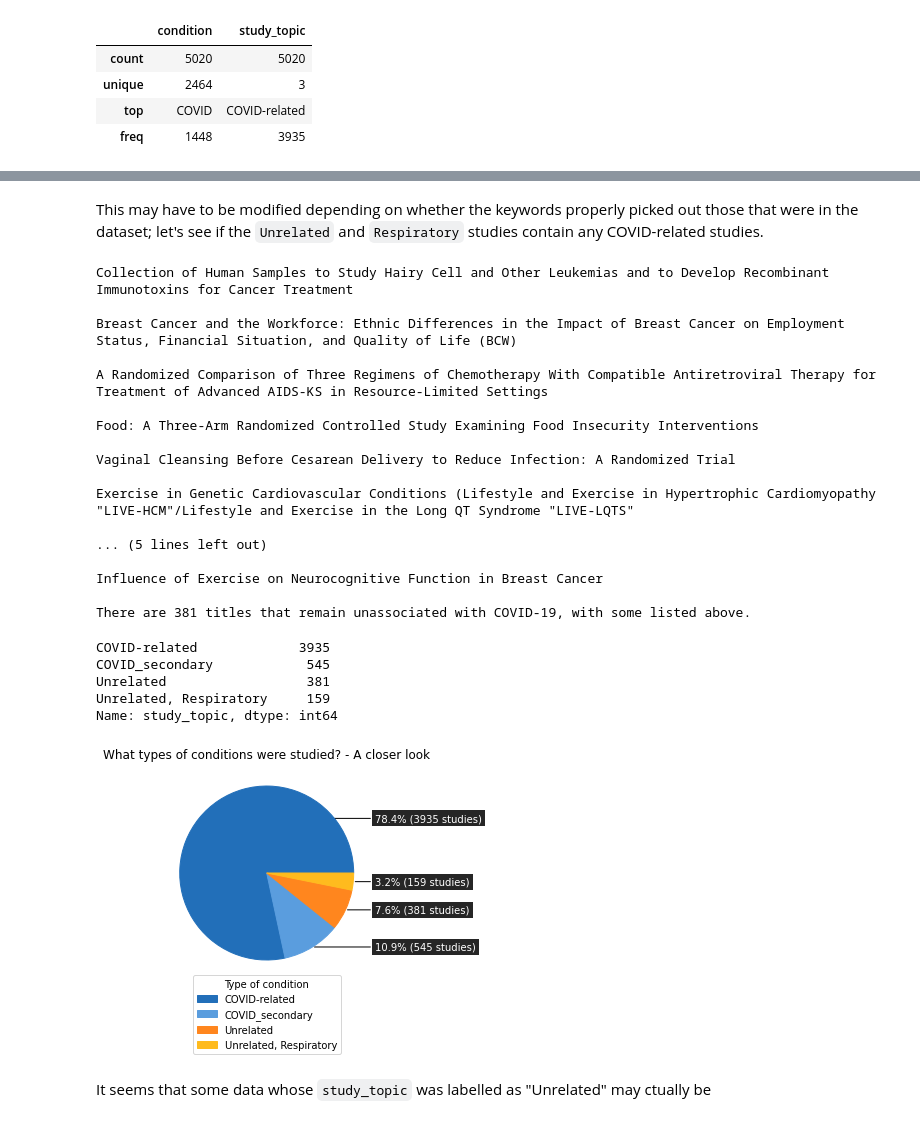
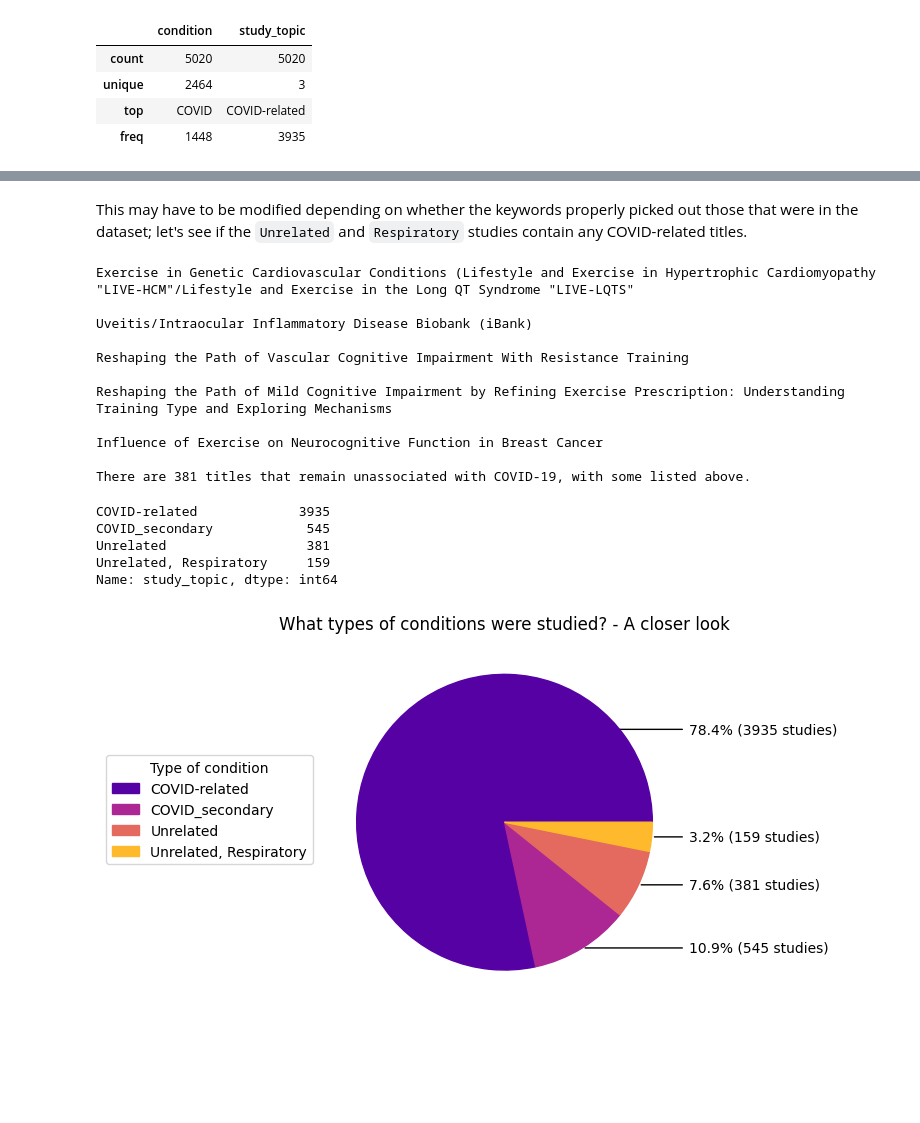
Before and after one commit to chels-kim/kaggle-covid-clintri, a Jupyter notebook: kaggle-covid-clintri/COVID-19 Clinical Trials.ipynb, the cells around one changed output, grey strips where cells are left out. Saved outputs shown, nothing was run; the diff lists cells and outputs as text; code cells hidden in the pictures; blank space fills up the shorter version.

```diff
--- a/kaggle-covid-clintri/COVID-19 Clinical Trials.ipynb
+++ b/kaggle-covid-clintri/COVID-19 Clinical Trials.ipynb
@@ -38,8 +38,8 @@ import matplotlib.pyplot as plt
 import seaborn as sns
 
 # Read file data
-path = '../kaggle-covid-clintri/covid19-clinical-trials-dataset/'
-xml_path = path + 'COVID-19 CLinical trials studies/COVID-19 CLinical trials studies/'
+path = '../kaggle-covid-clintri/'
+xml_path = path + 'covid19-clinical-trials-dataset/COVID-19 CLinical trials studies/COVID-19 CLinical trials studies/'
 list_of_files = os.listdir(xml_path)
 print('Total clinical trials:', len(list_of_files))
 # %% [output]
@@ -251,6 +255,7 @@ df_studies[['condition','study_topic']].describe()
 | freq | 1448 | 3935 |
 # %%
 # Visualize the data
+# TODO: (if I have time in the end) write a function for each type of chart to be formatted in a way I like
 
 condition_detailed_counts = df_studies.study_topic.value_counts()
 print(condition_detailed_counts)
@@ -270,8 +275,12 @@ wedges, texts, autotexts = ax.pie(
     autopct=lambda pct: pctvalue(pct, values)
 )
 
-# Hand-picked hex codes of colours
-colours_list = ['#226FB9','#FF861E','#FFBB1E']
+# Colors
+def data_color(datalength, mapname='plasma'):
+    colours_list = plt.get_cmap(mapname)(np.linspace(0.15,0.84,datalength))
+    return colours_list
+
+colours_list = data_color(len(wedges))
 for idx, wedge in enumerate(wedges):
     wedge = wedge.set_color(colours_list[idx])
 
@@ -296,6 +305,6 @@ Name: study_topic, dtype: int64
 # %% [markdown]
 This may have to be modified depending on whether the keywords properly picked out those that were in the dataset;
-let's see if the `Unrelated` and `Respiratory` studies contain any COVID-related studies.
+let's see if the `Unrelated` and `Respiratory` studies contain any COVID-related titles.
 # %%
 # Look for the COVID keywords in titles.
 titles_unrelated = df_studies[df_studies['study_topic'] == 'Unrelated']['title']
@@ -312,24 +321,20 @@ for title in titles_resp:
 # Some titles from studies that are still not classified as being related to COVID
 titles_remaining = df_studies[df_studies['study_topic'] == ('Unrelated' or 'Respiratory')]['title']
 
-for i in range(10):
+pd.set_option('display.max_colwidth',50)
+# print(titles_remaining.head())
+for i in range(5,10):
     print(titles_remaining.iloc[i], '\n')
 
 print('There are {} titles that remain unassociated with COVID-19, with some listed above.'.format(len(titles_remaining)))
 # %% [output]
-Collection of Human Samples to Study Hairy Cell and Other Leukemias and to Develop Recombinant Immunotoxins for Cancer Treatment
-
-Breast Cancer and the Workforce: Ethnic Differences in the Impact of Breast Cancer on Employment Status, Financial Situation, and Quality of Life (BCW)
-
-A Randomized Comparison of Three Regimens of Chemotherapy With Compatible Antiretroviral Therapy for Treatment of Advanced AIDS-KS in Resource-Limited Settings
-
-Food: A Three-Arm Randomized Controlled Study Examining Food Insecurity Interventions
-
-Vaginal Cleansing Before Cesarean Delivery to Reduce Infection: A Randomized Trial
-
 Exercise in Genetic Cardiovascular Conditions (Lifestyle and Exercise in Hypertrophic Cardiomyopathy "LIVE-HCM"/Lifestyle and Exercise in the Long QT Syndrome "LIVE-LQTS"
 
-... (5 lines left out)
+Uveitis/Intraocular Inflammatory Disease Biobank (iBank)
+
+Reshaping the Path of Vascular Cognitive Impairment With Resistance Training
+
+Reshaping the Path of Mild Cognitive Impairment by Refining Exercise Prescription: Understanding Training Type and Exploring Mechanisms
 
 Influence of Exercise on Neurocognitive Function in Breast Cancer
 
@@ -355,40 +360,38 @@ pcts = getpct(values)
 fig, ax = plt.subplots(subplot_kw=dict(aspect='equal'))
 wedges, texts = ax.pie(values)
 
-# Hand-picked hex codes of colours
-colours_list = ['#226FB9','#5A9DDE','#FF861E','#FFBB1E']
+# Colours
+colours_list = data_color(len(wedges))
 for idx, wedge in enumerate(wedges):
     wedge.set_color(colours_list[idx])
 
 # Take some labels out of box
 bbox_props = dict(boxstyle="square,pad=0.3",
-                  fc="0.15", ec="0.15", lw=0)
+                  fc="1", ec="1", lw=0)
 kw = dict(arrowprops=dict(arrowstyle="-",connectionstyle='arc3, rad=0'),
-          bbox=bbox_props, zorder=0, va="center", color='w')
+          bbox=bbox_props, zorder=0, va="center", color='k')
 
 for i, p in enumerate(wedges):
     ang = (p.theta2 - p.theta1)/2. + p.theta1
     y = np.sin(np.deg2rad(ang))
     x = np.cos(np.deg2rad(ang))
     ax.annotate(pcts[i], xy=(x, y), xytext=(1.25, y),
                 horizontalalignment='left', **kw)
 
 ax.legend(
     wedges, labels,
     title = "Type of condition",
-    loc = "center",
-    bbox_to_anchor=(0,-0.1, 1,-0.1)
+    loc = "best",
+    bbox_to_anchor=(-0.1,0.6,0.1,0.1)
 )
 
 ax.set_title("What types of conditions were studied? - A closer look")
 
 plt.show()
 # %% [output]
 COVID-related             3935
 COVID_secondary            545
 Unrelated                  381
 Unrelated, Respiratory     159
 Name: study_topic, dtype: int64
-[figure, old version]
+[figure, new version]
-# %% [markdown]
-It seems that some data whose `study_topic` was labelled as "Unrelated" may ctually be
```
Also changed, not shown: parts of 13 cells of this notebook.
